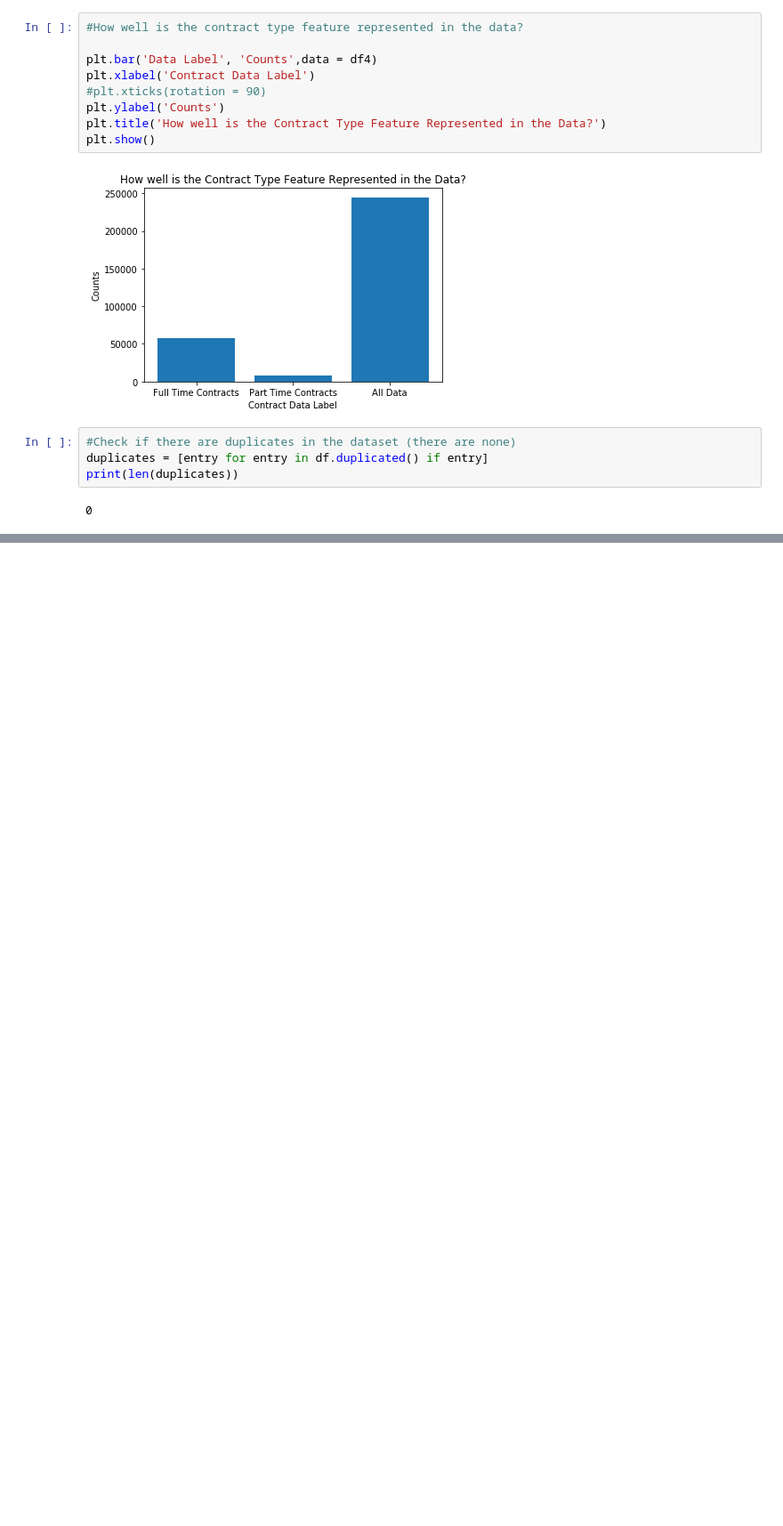
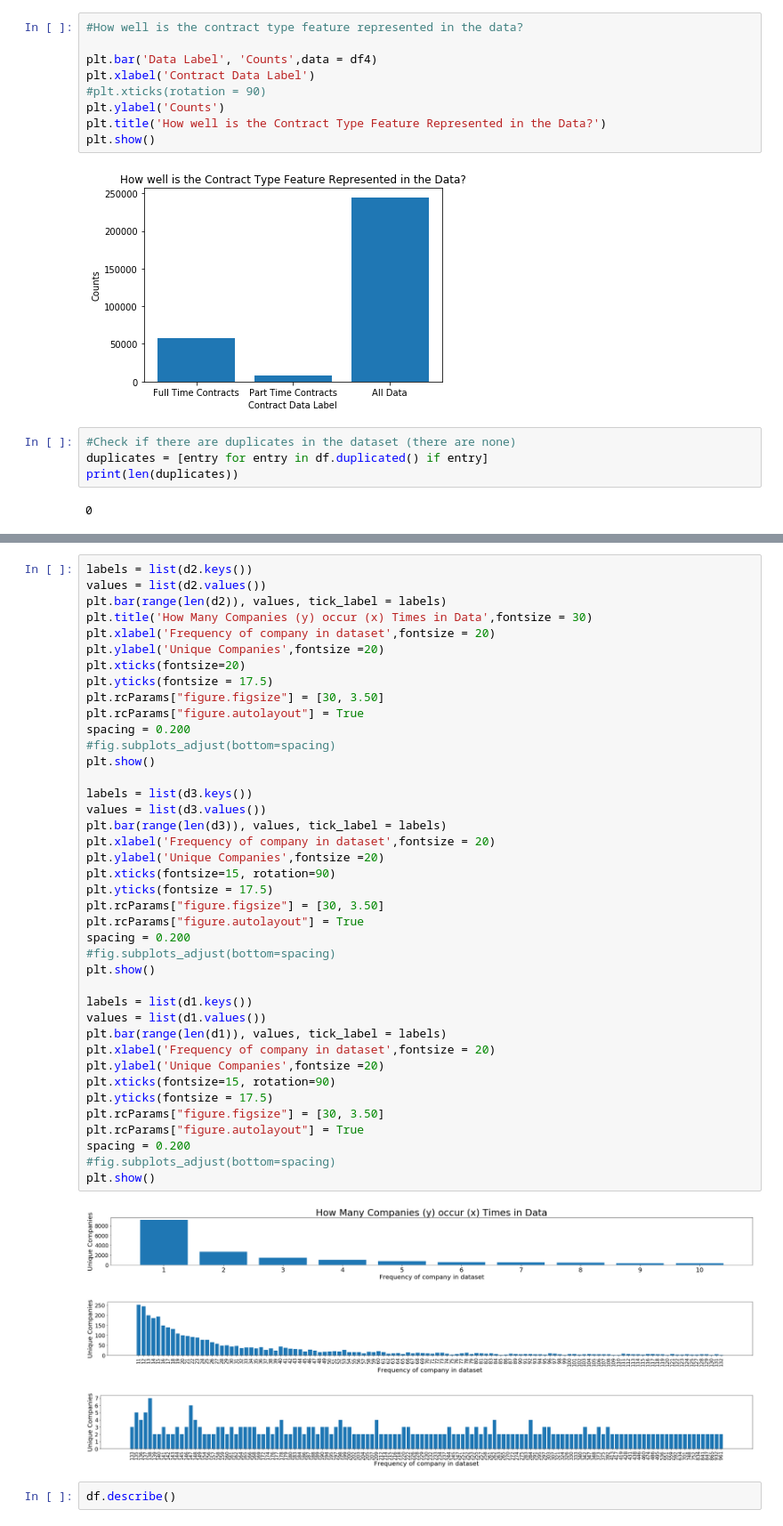
Before and after one commit to JamWithBread/ML_Group33, a Jupyter notebook: Salary Data Exploratory Analysis.ipynb, the cells around one changed output, grey strips where cells are left out. Shown at 89% size. Cells and saved outputs as stored; diff of their text form; blank space fills up the shorter version.

```diff
--- a/Salary Data Exploratory Analysis.ipynb
+++ b/Salary Data Exploratory Analysis.ipynb
@@ -137,0 +189,46 @@ print(len(duplicates))
+# %%
+labels = list(d2.keys())
+values = list(d2.values())
+plt.bar(range(len(d2)), values, tick_label = labels)
+plt.title('How Many Companies (y) occur (x) Times in Data',fontsize = 30)
+plt.xlabel('Frequency of company in dataset',fontsize = 20)
+plt.ylabel('Unique Companies',fontsize =20)
+plt.xticks(fontsize=20)
+plt.yticks(fontsize = 17.5)
+plt.rcParams["figure.figsize"] = [30, 3.50]
+plt.rcParams["figure.autolayout"] = True
+spacing = 0.200
+#fig.subplots_adjust(bottom=spacing)
+plt.show()
+
+labels = list(d3.keys())
+values = list(d3.values())
+plt.bar(range(len(d3)), values, tick_label = labels)
+plt.xlabel('Frequency of company in dataset',fontsize = 20)
+plt.ylabel('Unique Companies',fontsize =20)
+plt.xticks(fontsize=15, rotation=90)
+plt.yticks(fontsize = 17.5)
+plt.rcParams["figure.figsize"] = [30, 3.50]
+plt.rcParams["figure.autolayout"] = True
+spacing = 0.200
+#fig.subplots_adjust(bottom=spacing)
+plt.show()
+
+labels = list(d1.keys())
+values = list(d1.values())
+plt.bar(range(len(d1)), values, tick_label = labels)
+plt.xlabel('Frequency of company in dataset',fontsize = 20)
+plt.ylabel('Unique Companies',fontsize =20)
+plt.xticks(fontsize=15, rotation=90)
+plt.yticks(fontsize = 17.5)
+plt.rcParams["figure.figsize"] = [30, 3.50]
+plt.rcParams["figure.autolayout"] = True
+spacing = 0.200
+#fig.subplots_adjust(bottom=spacing)
+plt.show()
+# %% [output]
+[figure, added]
+[figure, added]
+[figure, added]
+# %%
+df.describe()
```
Also changed, not shown: parts of 7 cells of this notebook.
